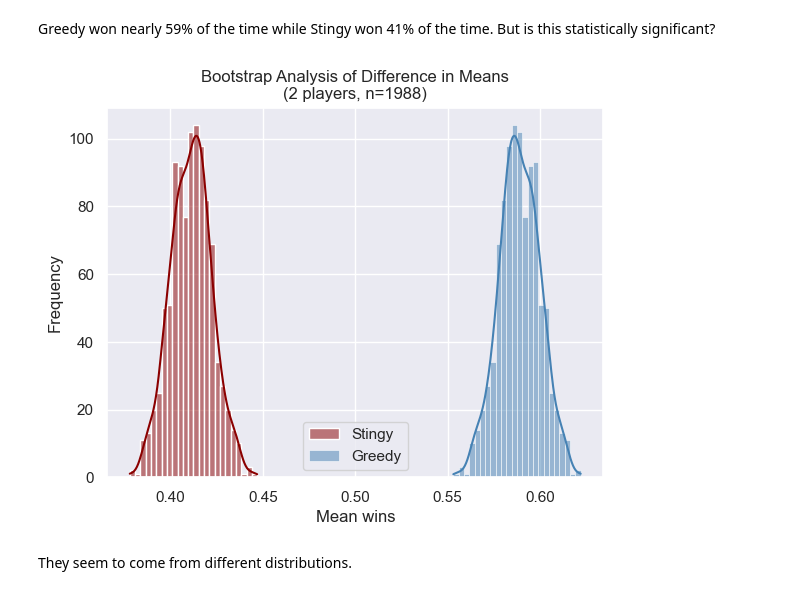
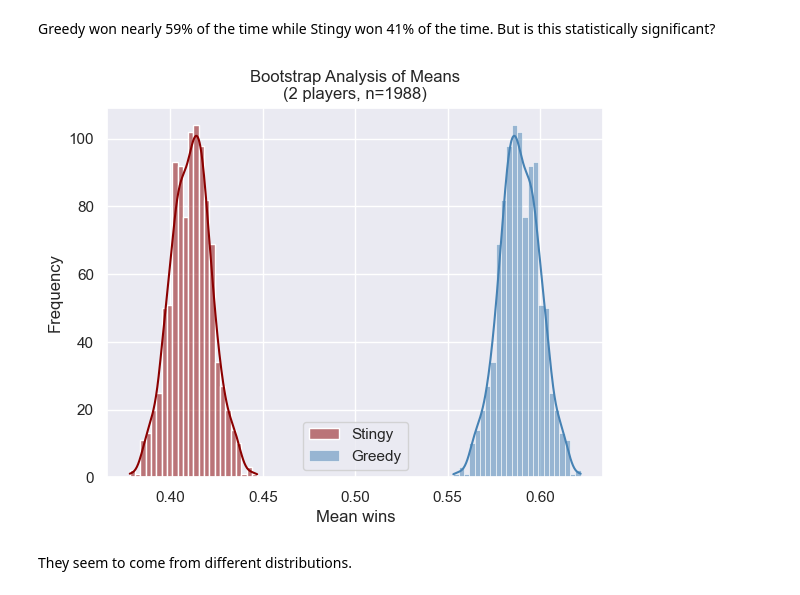
Before and after one commit to HashemBader/Monopoly-Game, a Jupyter notebook: dataAnalysis.ipynb, the cells around one changed output. Saved outputs shown, nothing was run; the diff lists cells and outputs as text; code cells hidden in the pictures.

```diff
--- a/dataAnalysis.ipynb
+++ b/dataAnalysis.ipynb
@@ -57,12 +57,12 @@ for _ in range(1000):
 # %%
 sns.histplot(stingy_ps, color='darkRed', kde=True, label="Stingy")
 sns.histplot(greedy_ps, color='steelBlue', kde=True, label="Greedy")
 plt.xlabel("Mean wins")
 plt.ylabel("Frequency")
-plt.title(f"Bootstrap Analysis of Difference in Means\n(2 players, n={df.shape[0]-1})")
+plt.title(f"Bootstrap Analysis of Means\n(2 players, n={df.shape[0]-1})")
 plt.legend();
 # %% [output]
-[figure, old version]
+[figure, new version]
 # %% [markdown]
 They seem to come from different distributions.
 # %%
```
Also changed, not shown: parts of 2 cells of this notebook, 13 other files.
